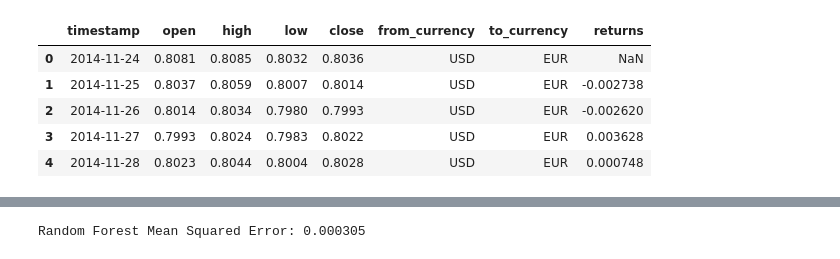
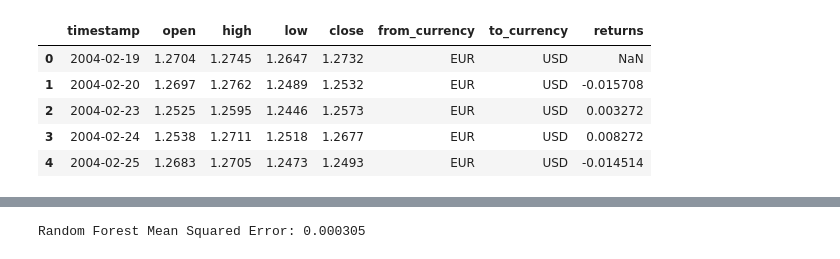
Before and after one commit to willau24/forexPredictiveModeling, a Jupyter notebook: technicalAnalysis.ipynb, the cells around one changed output, grey strips where cells are left out. Drawn from its saved outputs; the diff is of its cells as text; code cells hidden in the pictures.

```diff
--- a/technicalAnalysis.ipynb
+++ b/technicalAnalysis.ipynb
@@ -8,8 +8,8 @@ from io import StringIO
 api_key = "ZAPAOIYTE4U33ASM"
 base_url = "https://www.alphavantage.co/query"
 
-base_currencies = ['USD', 'EUR', 'JPY', 'GBP', 'AUD', 'CAD', 'CHF', 'CNH']
-target_currencies_test = ['USD', 'EUR'] #Replace with full list for publication
+base_currencies = ['EUR', 'JPY', 'GBP', 'AUD', 'CAD']
+target_currencies_test = ['USD'] #Replace with full list for publication
 
 def calculate_returns(group):
     group = group.sort_values(by='timestamp', ascending = True)
@@ -20,38 +20,38 @@ def calculate_returns(group):
 dfs = []
 
 for base_currency in base_currencies:
     for target_currency in target_currencies_test:
         if base_currency == target_currency:
             continue
         params = {'function': 'FX_DAILY',
                   'from_symbol': base_currency,
                   'to_symbol': target_currency,
                   'outputsize': 'full',
                   'datatype': 'csv',
                   'apikey': api_key}
         response = requests.get(base_url, params=params)
         df = pd.read_csv(StringIO(response.text), header=None, names=['timestamp', 'open', 'high', 'low', 'close'])
         df = df.drop(0).reset_index(drop=True)
 
         df['from_currency'] = base_currency
         df['to_currency'] = target_currency
         df[['open', 'high', 'low', 'close']] = df[['open', 'high', 'low', 'close']].astype(float)
 
         df = df.groupby(['from_currency', 'to_currency']).apply(calculate_returns)
 
         dfs.append(df)
 
 df = pd.concat(dfs)
 df = df.reset_index(drop=True)
 
 df.head()
 # %% [output]
 |  | timestamp | open | high | low | close | from_currency | to_currency | returns |
-| 0 | 2014-11-24 | 0.8081 | 0.8085 | 0.8032 | 0.8036 | USD | EUR | NaN |
-| 1 | 2014-11-25 | 0.8037 | 0.8059 | 0.8007 | 0.8014 | USD | EUR | -0.002738 |
-| 2 | 2014-11-26 | 0.8014 | 0.8034 | 0.7980 | 0.7993 | USD | EUR | -0.002620 |
-| 3 | 2014-11-27 | 0.7993 | 0.8024 | 0.7983 | 0.8022 | USD | EUR | 0.003628 |
-| 4 | 2014-11-28 | 0.8023 | 0.8044 | 0.8004 | 0.8028 | USD | EUR | 0.000748 |
+| 0 | 2004-02-19 | 1.2704 | 1.2745 | 1.2647 | 1.2732 | EUR | USD | NaN |
+| 1 | 2004-02-20 | 1.2697 | 1.2762 | 1.2489 | 1.2532 | EUR | USD | -0.015708 |
+| 2 | 2004-02-23 | 1.2525 | 1.2595 | 1.2446 | 1.2573 | EUR | USD | 0.003272 |
+| 3 | 2004-02-24 | 1.2538 | 1.2711 | 1.2518 | 1.2677 | EUR | USD | 0.008272 |
+| 4 | 2004-02-25 | 1.2683 | 1.2705 | 1.2473 | 1.2493 | EUR | USD | -0.014514 |
 # %%
 #Full target currency list (For efficiency purposes implement last)
 
```
Also changed, not shown: parts of 2 cells of this notebook.
